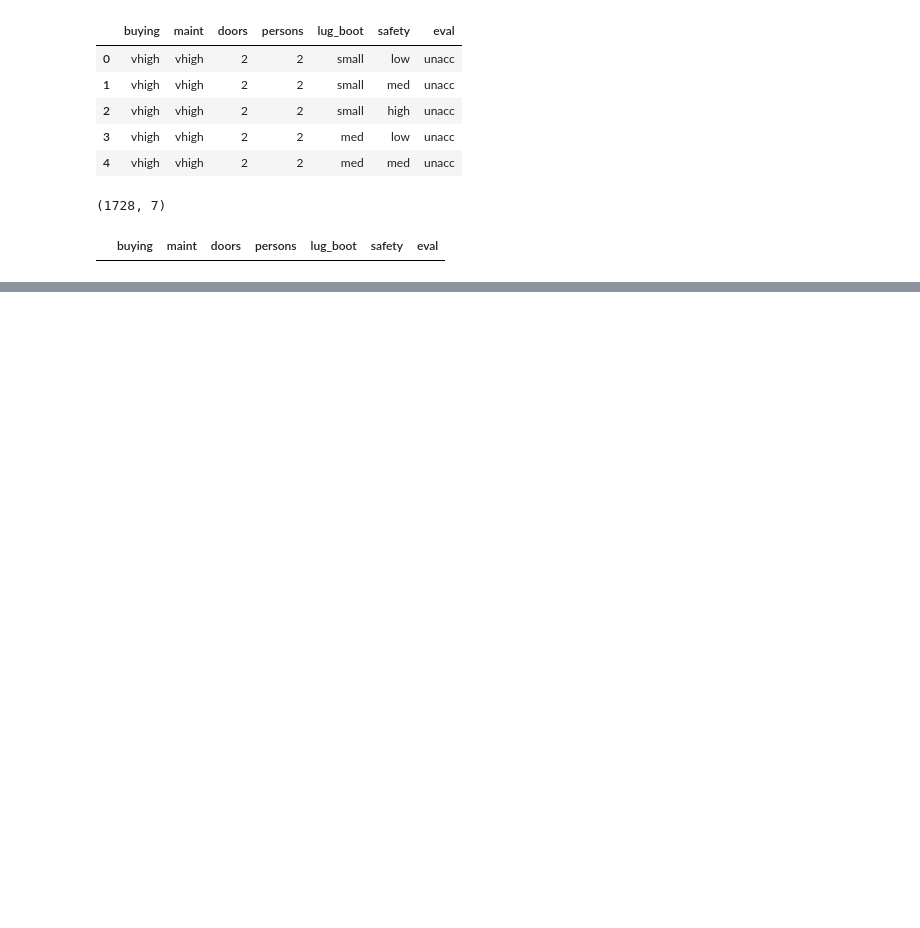
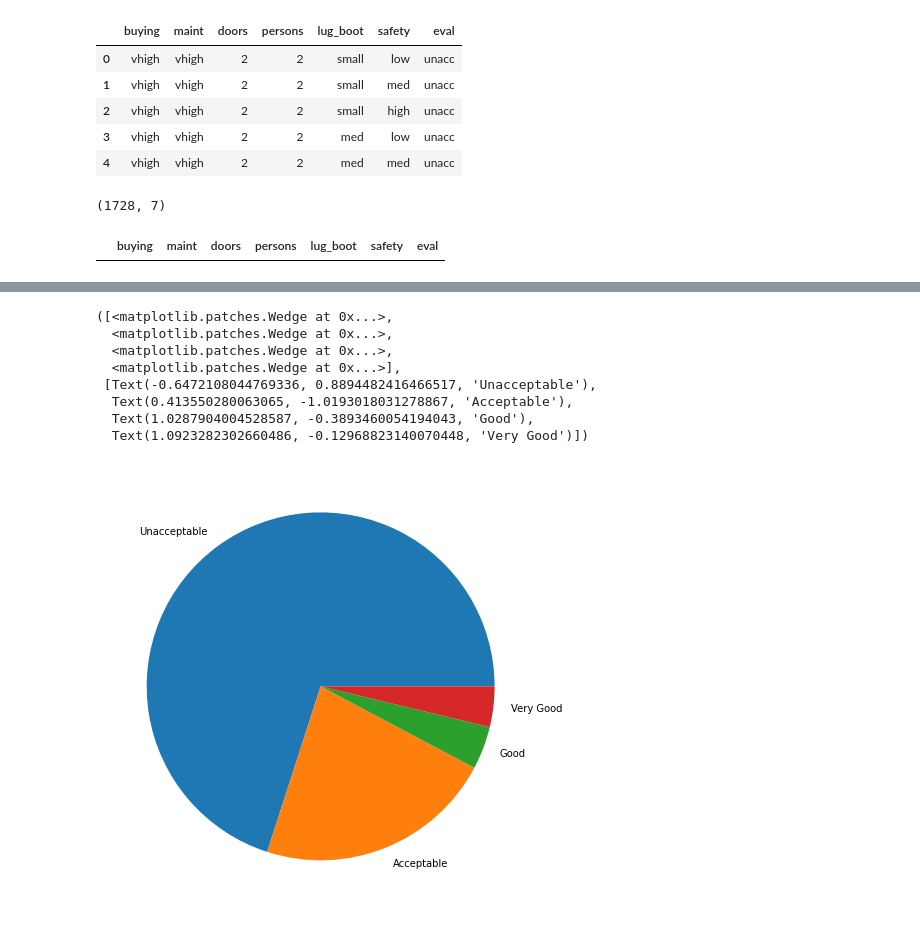
Before and after one commit to benisi/ML_classification_problem, a Jupyter notebook: classification.ipynb, the cells around one changed output, grey strips where cells are left out. Cells and saved outputs as stored; diff of their text form; code cells hidden in the pictures; blank space fills up the shorter version.

```diff
--- a/classification.ipynb
+++ b/classification.ipynb
@@ -36,0 +47,3 @@ df[pd.isnull(df).any(axis=1)]
+# %%
+car_counts = pd.DataFrame(df['eval'].value_counts())
+car_counts
@@ -36,0 +56,3 @@ df[pd.isnull(df).any(axis=1)]
+# %%
+car_counts['percentage'] = car_counts['eval']/car_counts.sum()[0]
+car_counts
@@ -36,0 +65,13 @@ df[pd.isnull(df).any(axis=1)]
+# %%
+plt.figure(figsize=(8,8))
+plt.pie(car_counts['percentage'], labels = ['Unacceptable', 'Acceptable', 'Good', 'Very Good'])
+# %% [output]
+([<matplotlib.patches.Wedge at 0x...>,
+  <matplotlib.patches.Wedge at 0x...>,
+  <matplotlib.patches.Wedge at 0x...>,
+  <matplotlib.patches.Wedge at 0x...>],
+ [Text(-0.6472108044769336, 0.8894482416466517, 'Unacceptable'),
+  Text(0.413550280063065, -1.0193018031278867, 'Acceptable'),
+  Text(1.0287904004528587, -0.3893460054194043, 'Good'),
+  Text(1.0923282302660486, -0.12968823140070448, 'Very Good')])
+[figure, added]
```
Also changed, not shown: parts of 6 cells of this notebook.
